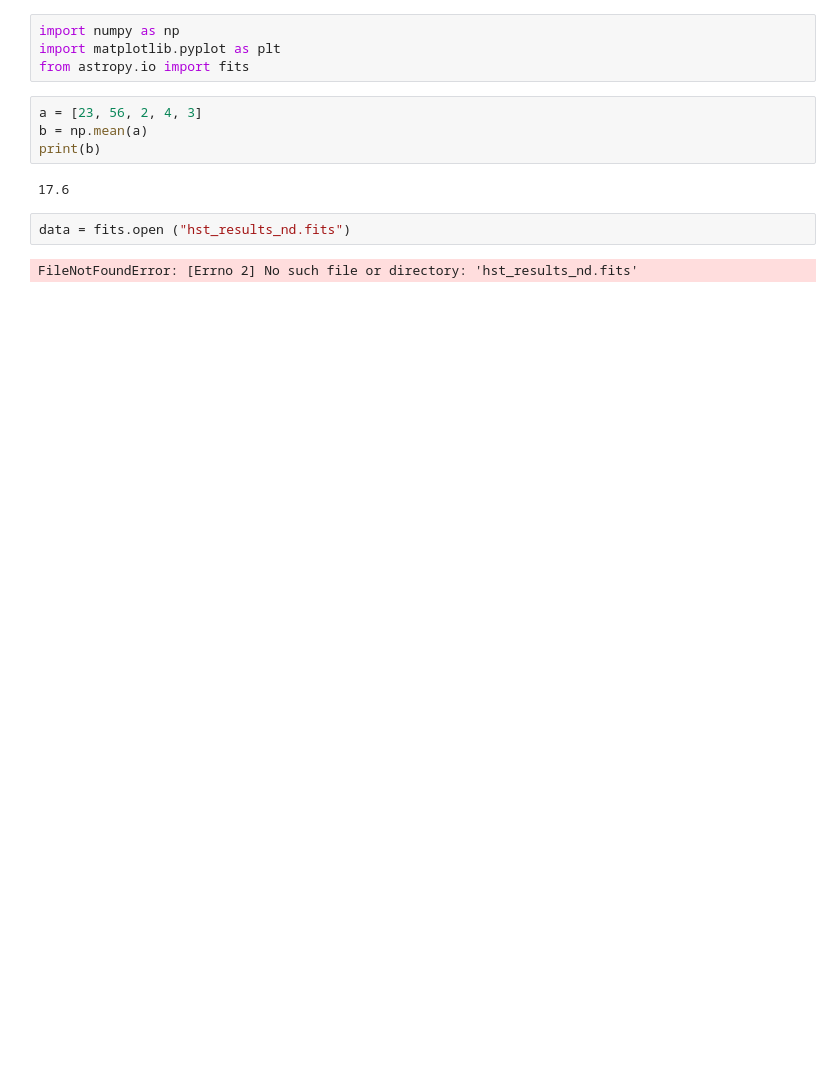
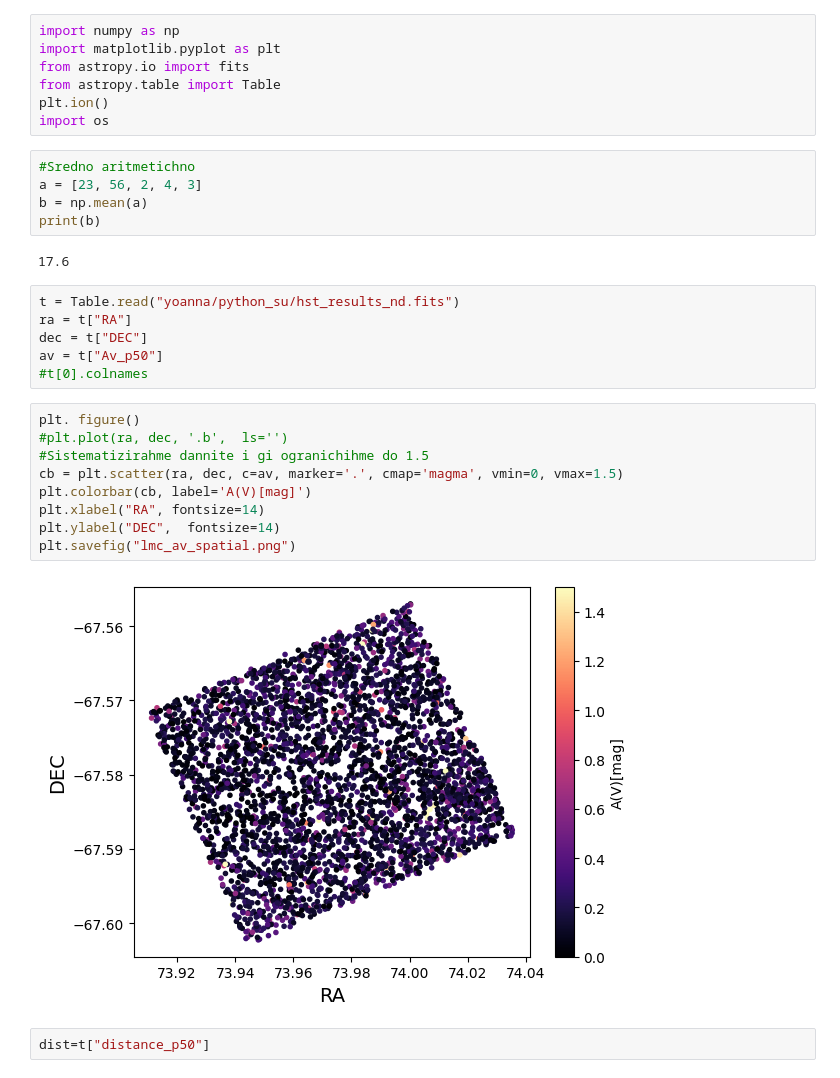
Before and after one commit to yoannanik/python_su, a Jupyter notebook: ex1.ipynb, the cells around one changed output. Saved outputs shown, nothing was run; the diff lists cells and outputs as text; blank space fills up the shorter version.

```diff
--- a/ex1.ipynb
+++ b/ex1.ipynb
@@ -2,13 +2,32 @@
 import numpy as np
 import matplotlib.pyplot as plt
 from astropy.io import fits
+from astropy.table import Table
+plt.ion()
+import os
 # %%
+#Sredno aritmetichno
 a = [23, 56, 2, 4, 3]
 b = np.mean(a)
 print(b)
 # %% [output]
 17.6
-# %%
-data = fits.open ("hst_results_nd.fits")
-# %% [output]
-FileNotFoundError: [Errno 2] No such file or directory: 'hst_results_nd.fits'
+# %%
+t = Table.read("yoanna/python_su/hst_results_nd.fits")
+ra = t["RA"]
+dec = t["DEC"]
+av = t["Av_p50"]
+#t[0].colnames
+# %%
+plt. figure()
+#plt.plot(ra, dec, '.b',  ls='')
+#Sistematizirahme dannite i gi ogranichihme do 1.5
+cb = plt.scatter(ra, dec, c=av, marker='.', cmap='magma', vmin=0, vmax=1.5)
+plt.colorbar(cb, label='A(V)[mag]')
+plt.xlabel("RA", fontsize=14)
+plt.ylabel("DEC",  fontsize=14)
+plt.savefig("lmc_av_spatial.png")
+# %% [output]
+[figure, added]
+# %%
+dist=t["distance_p50"]
```
Also changed, not shown: parts of 4 cells of this notebook, 1 other file.
